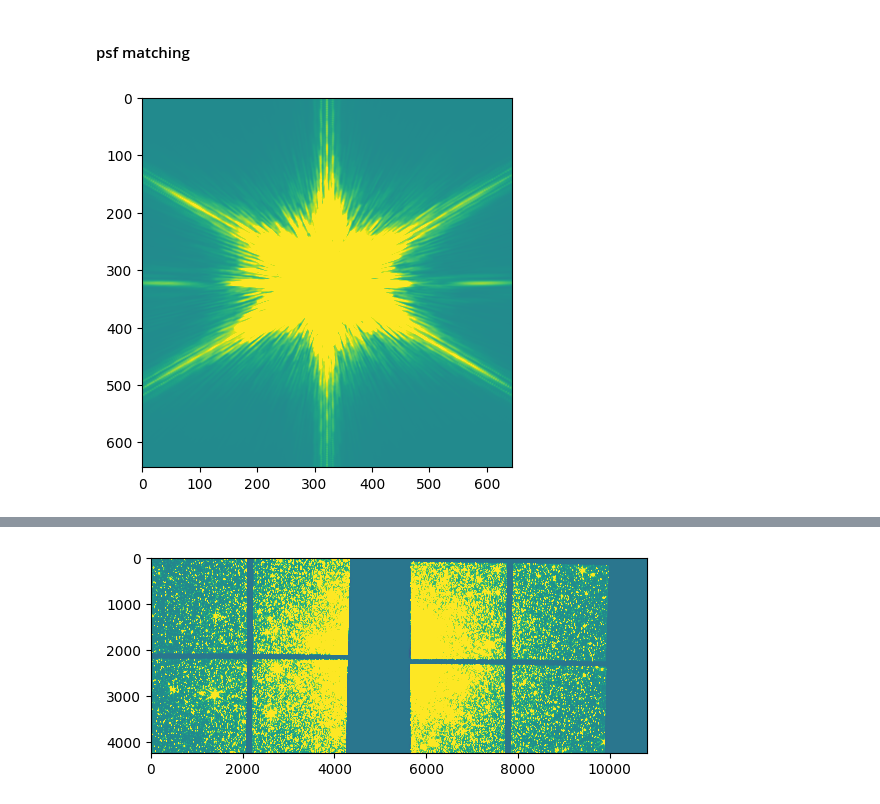
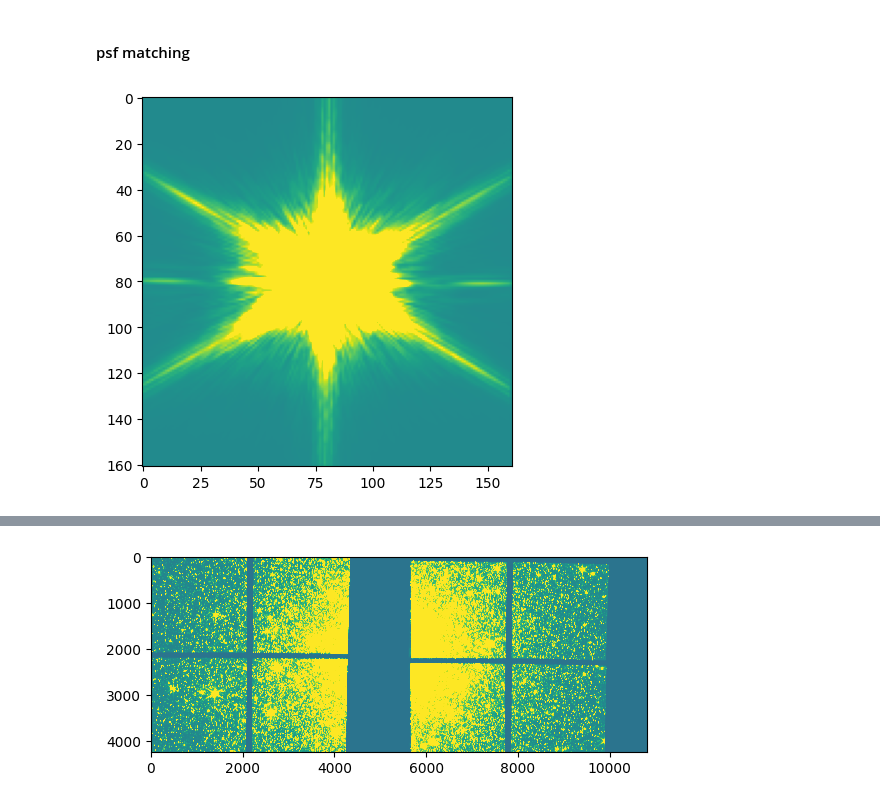
Before and after one commit to aswinsuresh24/jwst123, a Jupyter notebook: jwst_mosaic.ipynb, the cells around one changed output, grey strips where cells are left out. Cells and saved outputs as stored; diff of their text form; code cells hidden in the pictures.

```diff
--- a/jwst_mosaic.ipynb
+++ b/jwst_mosaic.ipynb
@@ -415,7 +415,8 @@ from photutils.psf.matching import resize_psf, SplitCosineBellWindow, create_mat
 from astropy.convolution import convolve, convolve_fft
 # %%
+ovs, fov = 5, 161
 nrc = webbpsf.NIRCam()
 nrc.filter =  'F090W'
-psf_f090 = nrc.calc_psf(oversample=4, fov_pixels=161)
+psf_f090 = nrc.calc_psf(oversample=ovs, fov_pixels=fov)
 # %%
 nrc.filter =  'F150W'
@@ -423,8 +424,8 @@ psf_f150 = nrc.calc_psf(oversample=4, fov_pixels=161)
 # %%
-psf_dat = psf_f090[0].data
+psf_dat = psf_f090[3].data
 _, pmed, pstd = scs(psf_dat, sigma = 3.0)
 plt.imshow(psf_dat, vmin = pmed - 3*pstd, vmax = pmed + 3*pstd)
 plt.show()
 # %% [output]
-[figure, old version]
+[figure, new version]
 # %%
```
Also changed, not shown: parts of 9 cells of this notebook.
